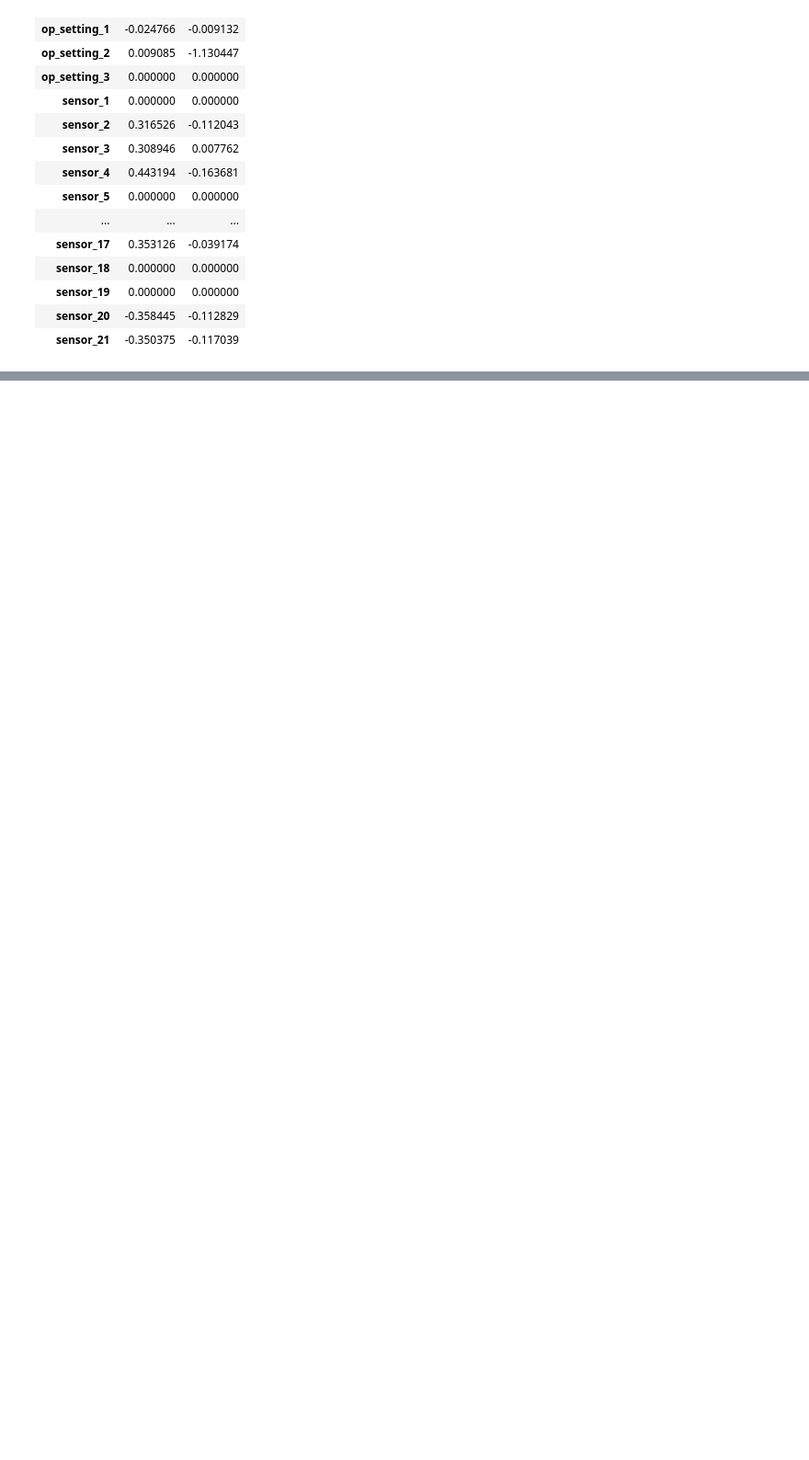
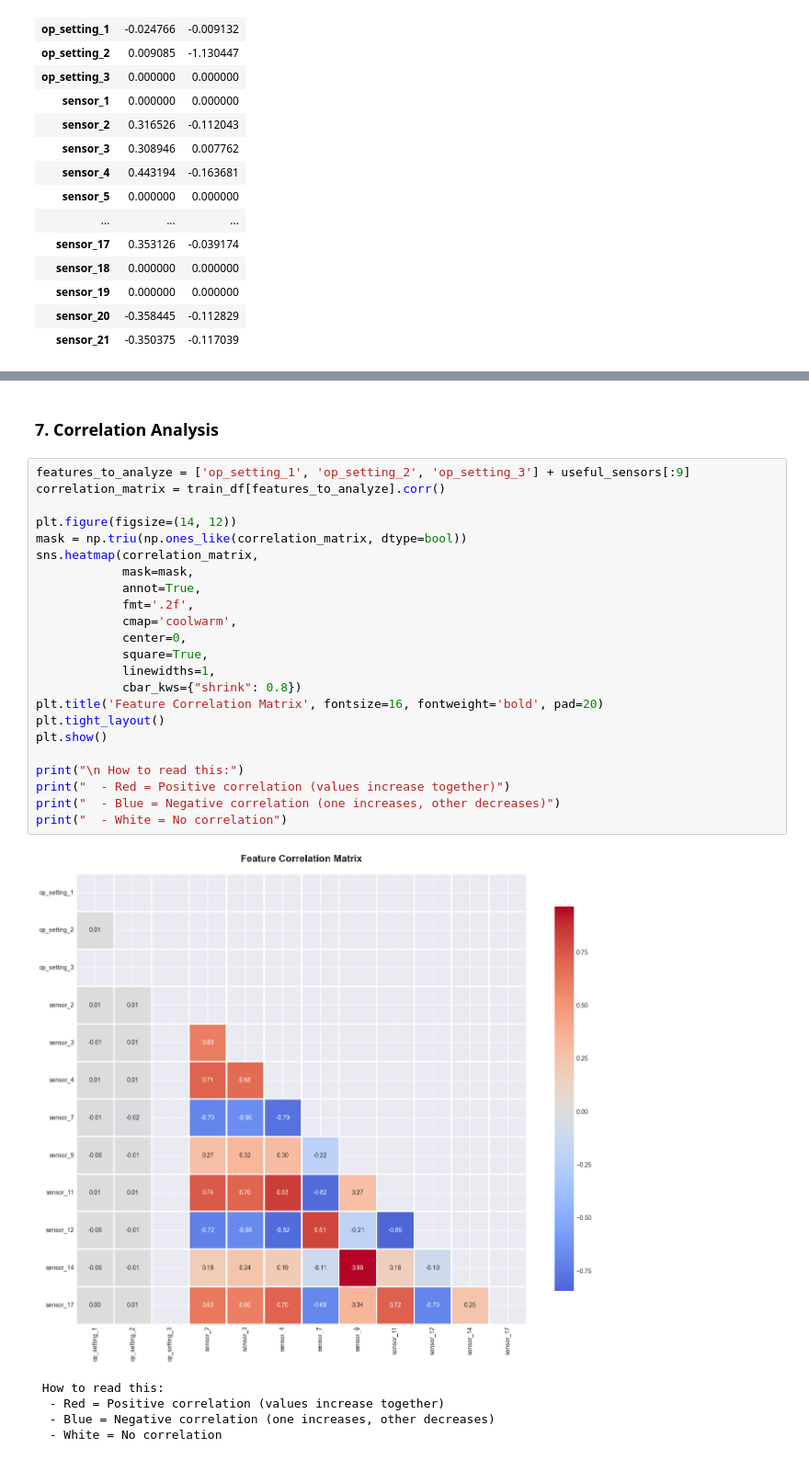
Before and after one commit to kumaraadya/Predictive-Maintenance-for-Industrial-Equipment, a Jupyter notebook: notebooks/01_eda.ipynb, the cells around one changed output, grey strips where cells are left out. Shown at 92% size. Cells and saved outputs as stored; diff of their text form; blank space fills up the shorter version.

```diff
--- a/notebooks/01_eda.ipynb
+++ b/notebooks/01_eda.ipynb
@@ -175,0 +434,31 @@ Kurtosis interpretation:
+# %% [markdown]
+### 7. Correlation Analysis
+# %%
+features_to_analyze = ['op_setting_1', 'op_setting_2', 'op_setting_3'] + useful_sensors[:9]
+correlation_matrix = train_df[features_to_analyze].corr()
+
+plt.figure(figsize=(14, 12))
+mask = np.triu(np.ones_like(correlation_matrix, dtype=bool))
+sns.heatmap(correlation_matrix,
+            mask=mask,
+            annot=True,
+            fmt='.2f',
+            cmap='coolwarm',
+            center=0,
+            square=True,
+            linewidths=1,
+            cbar_kws={"shrink": 0.8})
+plt.title('Feature Correlation Matrix', fontsize=16, fontweight='bold', pad=20)
+plt.tight_layout()
+plt.show()
+
+print("\n How to read this:")
+print("  - Red = Positive correlation (values increase together)")
+print("  - Blue = Negative correlation (one increases, other decreases)")
+print("  - White = No correlation")
+# %% [output]
+[figure, added]
+ How to read this:
+  - Red = Positive correlation (values increase together)
+  - Blue = Negative correlation (one increases, other decreases)
+  - White = No correlation
```
Also changed, not shown: parts of 10 cells of this notebook.
